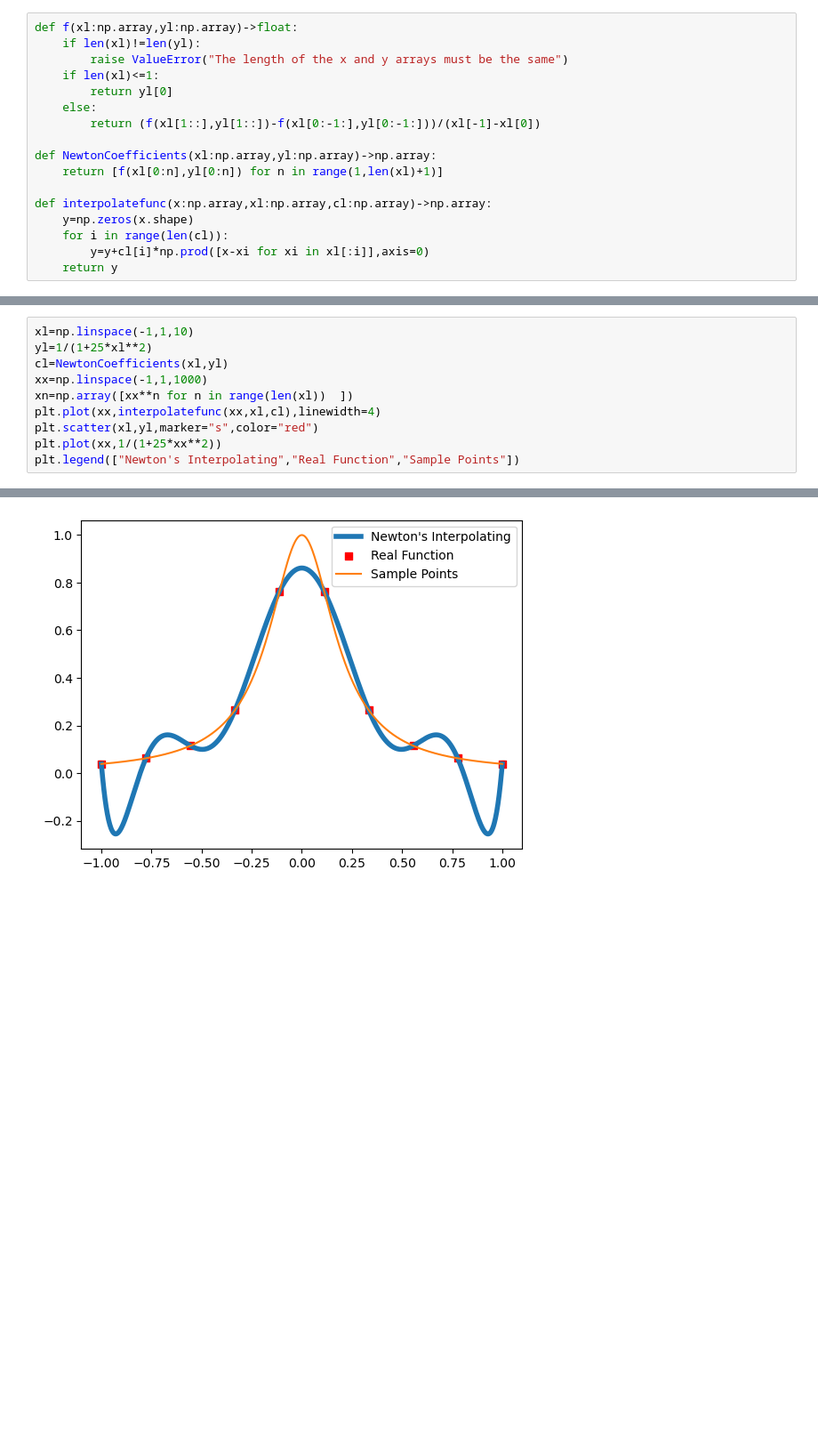
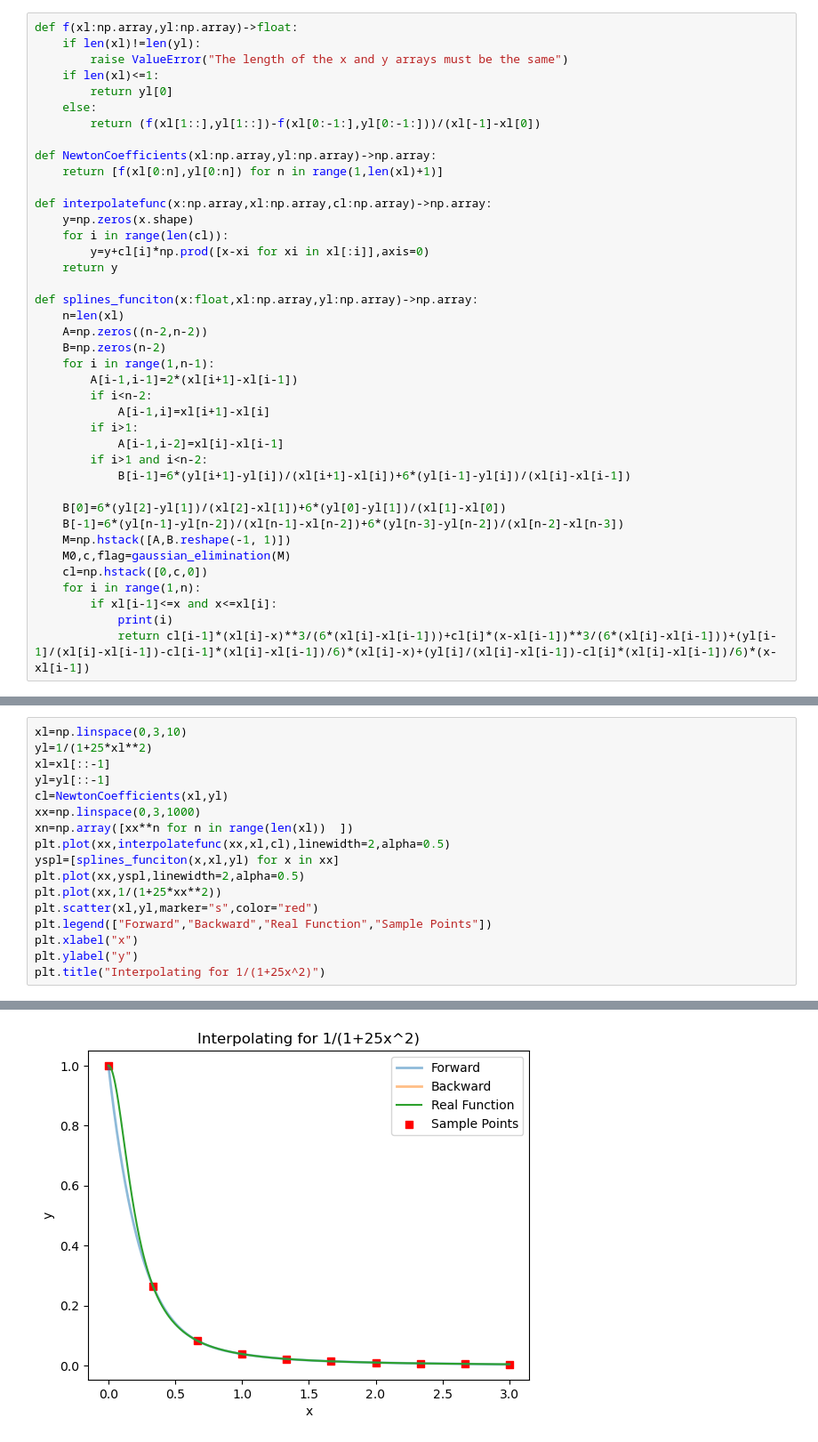
Before and after one commit to xyc2718/Foundations-of-Computational-Physics, a Jupyter notebook: hw4/hw41.ipynb, the cells around one changed output, grey strips where cells are left out. Shown: that part at 89% size. Cells and saved outputs as stored; diff of their text form; blank space fills up the shorter version.

```diff
--- a/hw4/hw41.ipynb
+++ b/hw4/hw41.ipynb
@@ -18,6 +19,29 @@ def interpolatefunc(x:np.array,xl:np.array,cl:np.array)->np.array:
     for i in range(len(cl)):
         y=y+cl[i]*np.prod([x-xi for xi in xl[:i]],axis=0)
     return y
+
+def splines_funciton(x:float,xl:np.array,yl:np.array)->np.array:
+    n=len(xl)
+    A=np.zeros((n-2,n-2))
+    B=np.zeros(n-2)
+    for i in range(1,n-1):
+        A[i-1,i-1]=2*(xl[i+1]-xl[i-1])
+        if i<n-2:
+            A[i-1,i]=xl[i+1]-xl[i]
+        if i>1:
+            A[i-1,i-2]=xl[i]-xl[i-1]
+        if i>1 and i<n-2:
+            B[i-1]=6*(yl[i+1]-yl[i])/(xl[i+1]-xl[i])+6*(yl[i-1]-yl[i])/(xl[i]-xl[i-1])
+
+    B[0]=6*(yl[2]-yl[1])/(xl[2]-xl[1])+6*(yl[0]-yl[1])/(xl[1]-xl[0])
+    B[-1]=6*(yl[n-1]-yl[n-2])/(xl[n-1]-xl[n-2])+6*(yl[n-3]-yl[n-2])/(xl[n-2]-xl[n-3])
+    M=np.hstack([A,B.reshape(-1, 1)])
+    M0,c,flag=gaussian_elimination(M)
+    cl=np.hstack([0,c,0])
+    for i in range(1,n):
+        if xl[i-1]<=x and x<=xl[i]:
+            print(i)
+            return cl[i-1]*(xl[i]-x)**3/(6*(xl[i]-xl[i-1]))+cl[i]*(x-xl[i-1])**3/(6*(xl[i]-xl[i-1]))+(yl[i-1]/(xl[i]-xl[i-1])-cl[i-1]*(xl[i]-xl[i-1])/6)*(xl[i]-x)+(yl[i]/(xl[i]-xl[i-1])-cl[i]*(xl[i]-xl[i-1])/6)*(x-xl[i-1])
 # %%
 xl=np.linspace(0,np.pi,10)
 yl=np.cos(xl)
@@ -34,11 +80,18 @@ plt.legend(["Newton's Interpolating","Real Function","Sample Points"])
 # %%
-xl=np.linspace(-1,1,10)
+xl=np.linspace(0,3,10)
 yl=1/(1+25*xl**2)
+xl=xl[::-1]
+yl=yl[::-1]
 cl=NewtonCoefficients(xl,yl)
-xx=np.linspace(-1,1,1000)
+xx=np.linspace(0,3,1000)
 xn=np.array([xx**n for n in range(len(xl))  ])
-plt.plot(xx,interpolatefunc(xx,xl,cl),linewidth=4)
+plt.plot(xx,interpolatefunc(xx,xl,cl),linewidth=2,alpha=0.5)
+yspl=[splines_funciton(x,xl,yl) for x in xx]
+plt.plot(xx,yspl,linewidth=2,alpha=0.5)
+plt.plot(xx,1/(1+25*xx**2))
 plt.scatter(xl,yl,marker="s",color="red")
-plt.plot(xx,1/(1+25*xx**2))
-plt.legend(["Newton's Interpolating","Real Function","Sample Points"])
+plt.legend(["Forward","Backward","Real Function","Sample Points"])
+plt.xlabel("x")
+plt.ylabel("y")
+plt.title("Interpolating for 1/(1+25x^2)")
 # %% [output]
@@ -46 +99 @@ plt.legend(["Newton's Interpolating","Real Function","Sample Points"])
-[figure, old version]
+[figure, new version]
```
Also changed, not shown: parts of 10 cells of this notebook, 13 other files.
